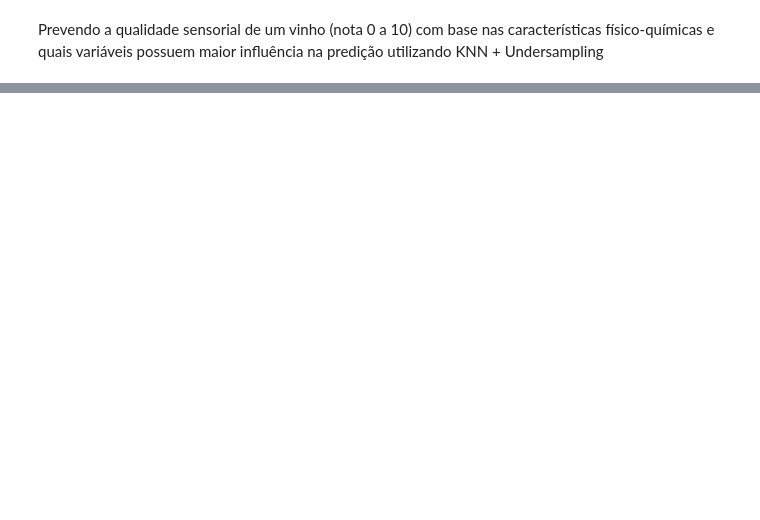
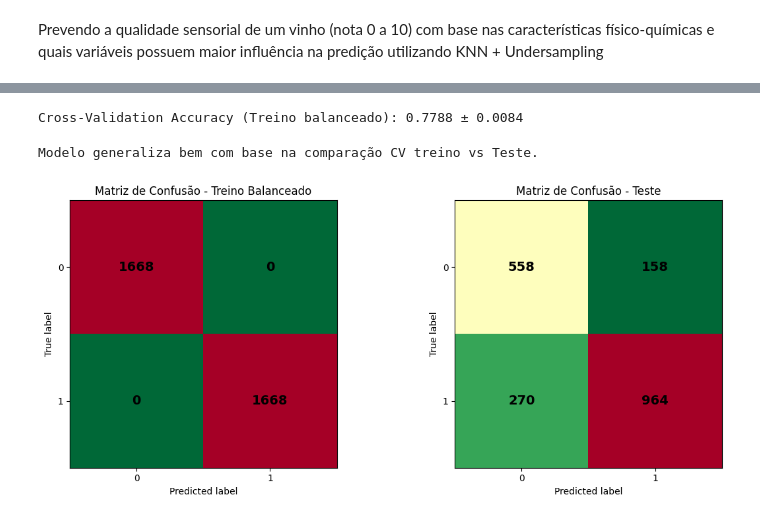
Before and after one commit to BMateusSs/Projeto-PSI3, a Jupyter notebook: knn_undersampling.ipynb, the cells around one changed output, grey strips where cells are left out. Saved outputs shown, nothing was run; the diff lists cells and outputs as text; code cells hidden in the pictures; blank space fills up the shorter version.

```diff
--- a/knn_undersampling.ipynb
+++ b/knn_undersampling.ipynb
@@ -277,0 +86,9 @@ plt.show()
+# %%
+# -------------------------------------------
+# 7. Balanceamento com undersampling (apenas no treino)
+# -------------------------------------------
+rus = RandomUnderSampler(random_state=42)
+X_train_bal, y_train_bal = rus.fit_resample(X_train, y_train)
+
+print(f'\nAntes do undersampling, treino tem {np.bincount(y_train)}')
+print(f'Depois do undersampling, treino tem {np.bincount(y_train_bal)}')
@@ -277,0 +98,7 @@ plt.show()
+# %%
+# -------------------------------------------
+# 8. Normalização (padronização) dos dados (fit no treino balanceado, aplicar em treino e teste)
+# -------------------------------------------
+scaler = StandardScaler()
+X_train_bal_scaled = scaler.fit_transform(X_train_bal)
+X_test_scaled = scaler.transform(X_test)
@@ -277,0 +204,63 @@ plt.show()
+# %%
+# -----------------------------------
+# 11. Cross-validation
+# -----------------------------------
+cv_scores = cross_val_score(best_knn, X_train_bal_scaled, y_train_bal, cv=5, scoring='accuracy')
+cv_mean = cv_scores.mean()
+cv_std = cv_scores.std()
+
+print(f"\nCross-Validation Accuracy (Treino balanceado): {cv_mean:.4f} ± {cv_std:.4f}")
+# %% [output]
+Cross-Validation Accuracy (Treino balanceado): 0.7788 ± 0.0084
+# %%
+# -----------------------------------
+# 12. Verificação aprimorada de Overfitting
+# -----------------------------------
+limiar = 0.05  # 5%
+
+if abs(cv_mean - acc_test) > limiar:
+    print("\nAtenção: Diferença significativa entre CV (treino) e teste.")
+    print(f"→ CV Média: {cv_mean:.4f}")
+    print(f"→ Teste   : {acc_test:.4f}")
+    print(f"→ Diferença: {abs(cv_mean - acc_test):.4f}")
+    print("Possível overfitting ou distribuição diferente entre treino/teste.")
+else:
+    print("\nModelo generaliza bem com base na comparação CV treino vs Teste.")
+# %% [output]
+Modelo generaliza bem com base na comparação CV treino vs Teste.
+# %%
+# -----------------------------------
+# 13. Matrizes de Confusão
+# -----------------------------------
+
+fig, axes = plt.subplots(1, 2, figsize=(12, 5))
+
+ConfusionMatrixDisplay.from_estimator(
+    best_knn, X_train_bal_scaled, y_train_bal,
+    ax=axes[0],
+    cmap='RdYlGn_r',
+    colorbar=False
+)
+axes[0].set_title("Matriz de Confusão - Treino Balanceado")
+
+ConfusionMatrixDisplay.from_estimator(
+    best_knn, X_test_scaled, y_test,
+    ax=axes[1],
+    cmap='RdYlGn_r',
+    colorbar=False
+)
+axes[1].set_title("Matriz de Confusão - Teste")
+
+def style_confusion_texts(ax, color='black', weight='bold', fontsize=14):
+    for text in ax.texts:
+        text.set_color(color)
+        text.set_fontweight(weight)
+        text.set_fontsize(fontsize)
+
+style_confusion_texts(axes[0])
+style_confusion_texts(axes[1])
+
+plt.tight_layout()
+plt.show()
+# %% [output]
+[figure, added]
```
Also changed, not shown: parts of 40 cells of this notebook.
